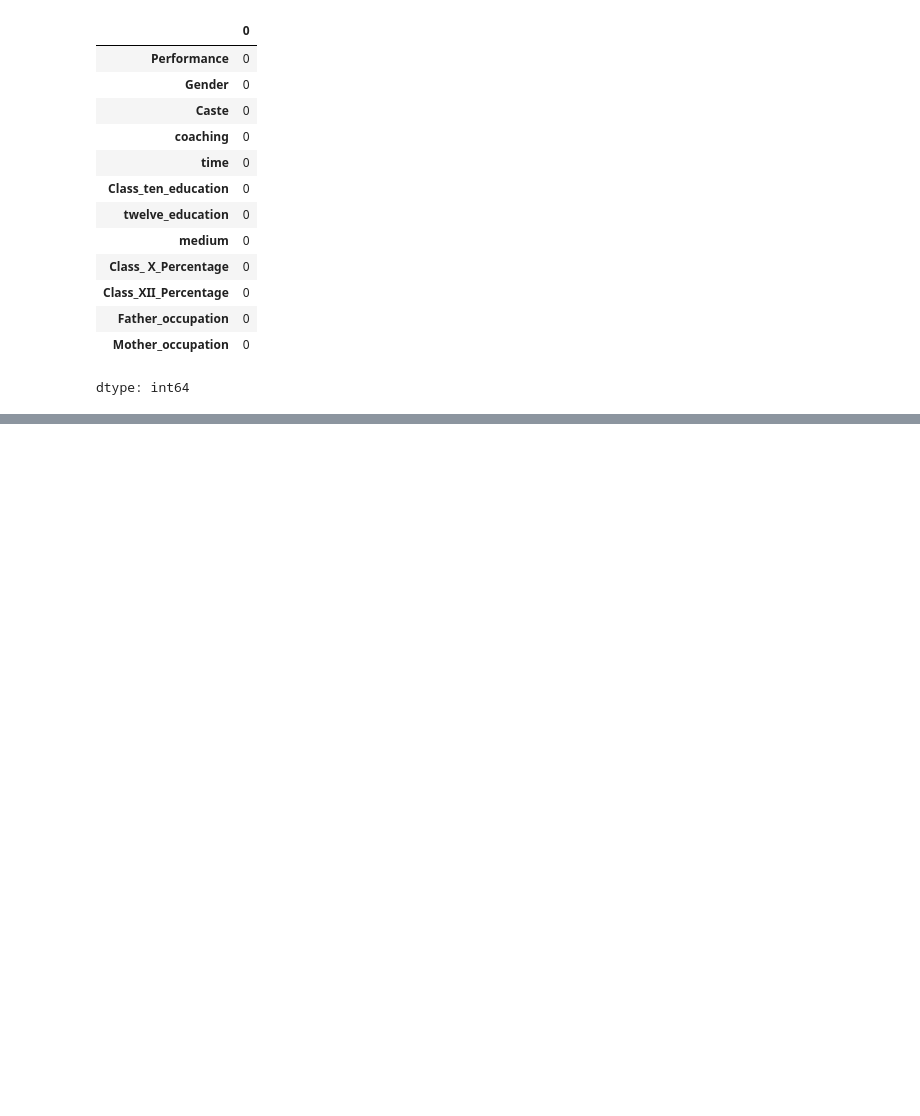
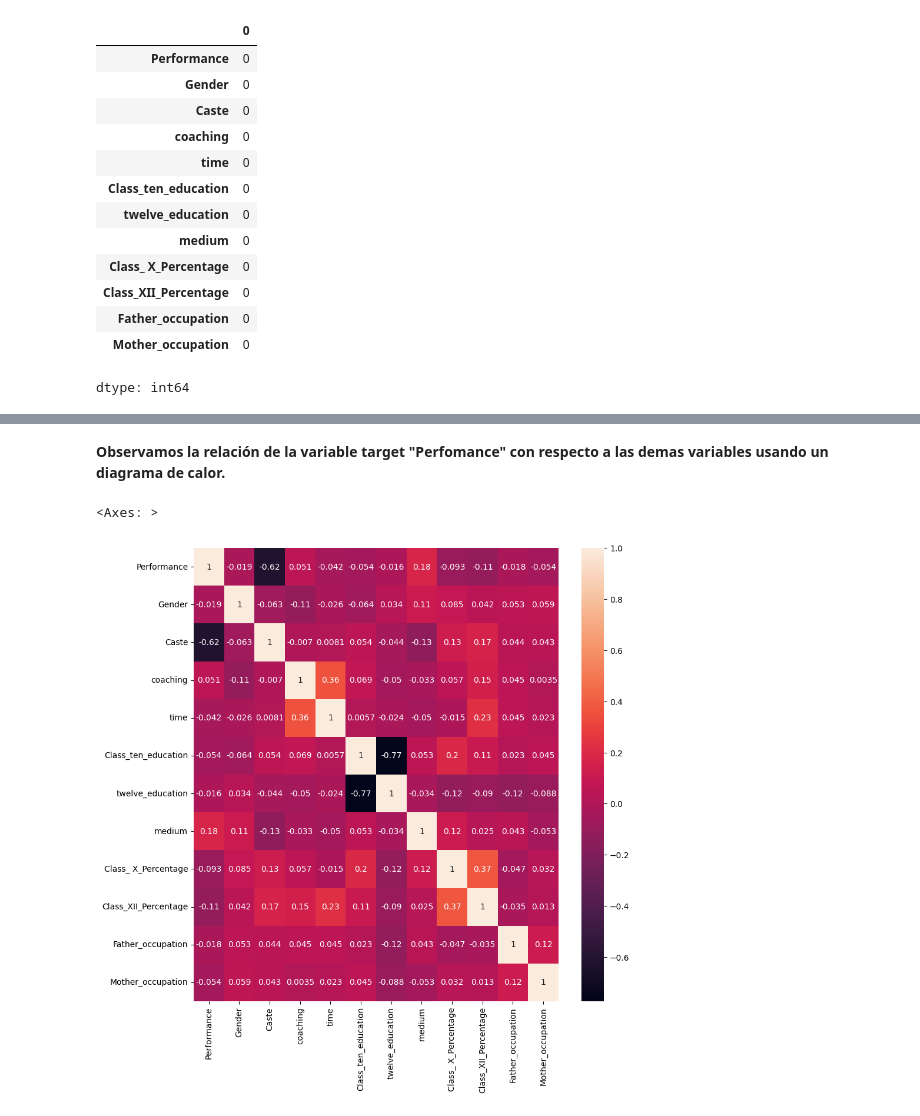
Before and after one commit to Jesus2342/MLOps_Team_33, a Jupyter notebook: Fase_1_Student_Performance.ipynb, the cells around one changed output, grey strips where cells are left out. Cells and saved outputs as stored; diff of their text form; code cells hidden in the pictures; blank space fills up the shorter version.

```diff
--- a/Fase_1_Student_Performance.ipynb
+++ b/Fase_1_Student_Performance.ipynb
@@ -51,0 +79,14 @@ dtype: int64
+# %% [markdown]
+**Observamos la relación de la variable target "Perfomance" con respecto a las demas variables usando un diagrama de calor.**
+# %%
+cat_encoder= LabelEncoder()
+lista_colmuns= [col for col in df.columns]
+for col in lista_colmuns:
+  df[col]=cat_encoder.fit_transform(df[col])
+
+corr_matrix=df.corr()
+plt.figure(figsize=(10,10))
+sns.heatmap(corr_matrix,annot=True)
+# %% [output]
+<Axes: >
+[figure, added]
```
Also changed, not shown: parts of 9 cells of this notebook.
